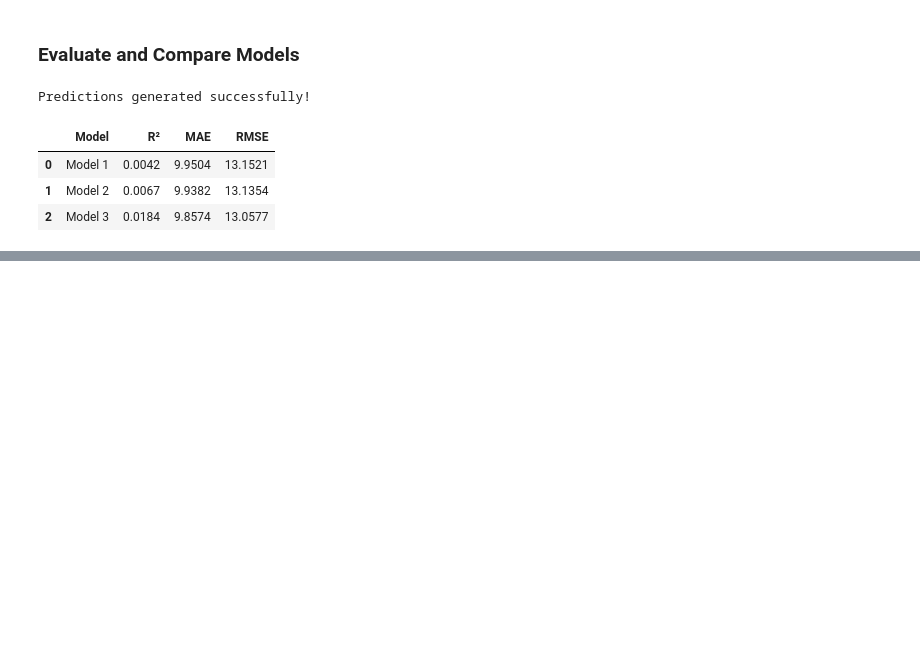
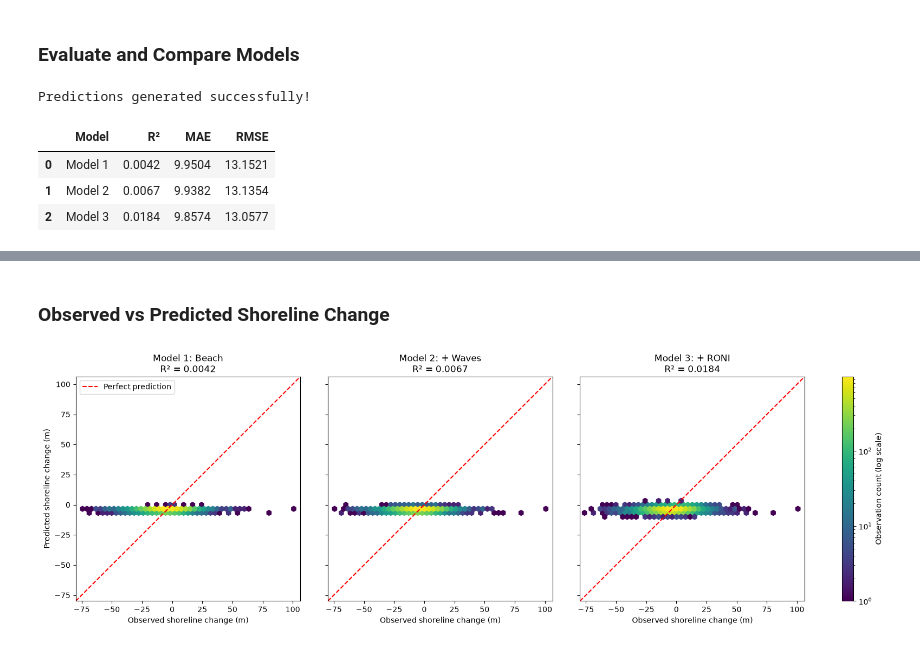
Before and after one commit to afdeanon/El-Nino-Shoreline-Machine-Learning, a Jupyter notebook: scripts/shoreline_linear_regression.ipynb, the cells around one changed output, grey strips where cells are left out. Drawn from its saved outputs; the diff is of its cells as text; code cells hidden in the pictures; blank space fills up the shorter version.

```diff
--- a/scripts/shoreline_linear_regression.ipynb
+++ b/scripts/shoreline_linear_regression.ipynb
@@ -216,0 +262,37 @@ display(results_df.round(4))
+# %% [markdown]
+### Observed vs Predicted Shoreline Change
+# %%
+observed = np.asarray(y_test)
+predictions = [y_pred_1, y_pred_2, y_pred_3]
+titles = ["Model 1: Beach", "Model 2: + Waves", "Model 3: + RONI"]
+
+all_values = np.concatenate([observed] + predictions)
+low, high = all_values.min(), all_values.max()
+padding = 0.03 * (high - low)
+limits = (low - padding, high + padding)
+
+fig, axes = plt.subplots(
+    1, 3, figsize=(16, 5), sharex=True, sharey=True,
+    layout="constrained"
+)
+
+for ax, pred, title in zip(axes, predictions, titles):
+    hb = ax.hexbin(
+        observed, pred, gridsize=50, bins="log",
+        mincnt=1, cmap="viridis",
+        extent=(*limits, *limits)
+    )
+    ax.plot(limits, limits, "--", color="red", label="Perfect prediction")
+    ax.set(
+        title=f"{title}\nR² = {r2_score(observed, pred):.4f}",
+        xlabel="Observed shoreline change (m)",
+        xlim=limits, ylim=limits
+    )
+    ax.set_aspect("equal", adjustable="box")
+
+axes[0].set_ylabel("Predicted shoreline change (m)")
+axes[0].legend()
+fig.colorbar(hb, ax=axes, label="Observation count (log scale)")
+plt.show()
+# %% [output]
+[figure, added]
```
Also changed, not shown: parts of 5 cells of this notebook, 1 other file.
